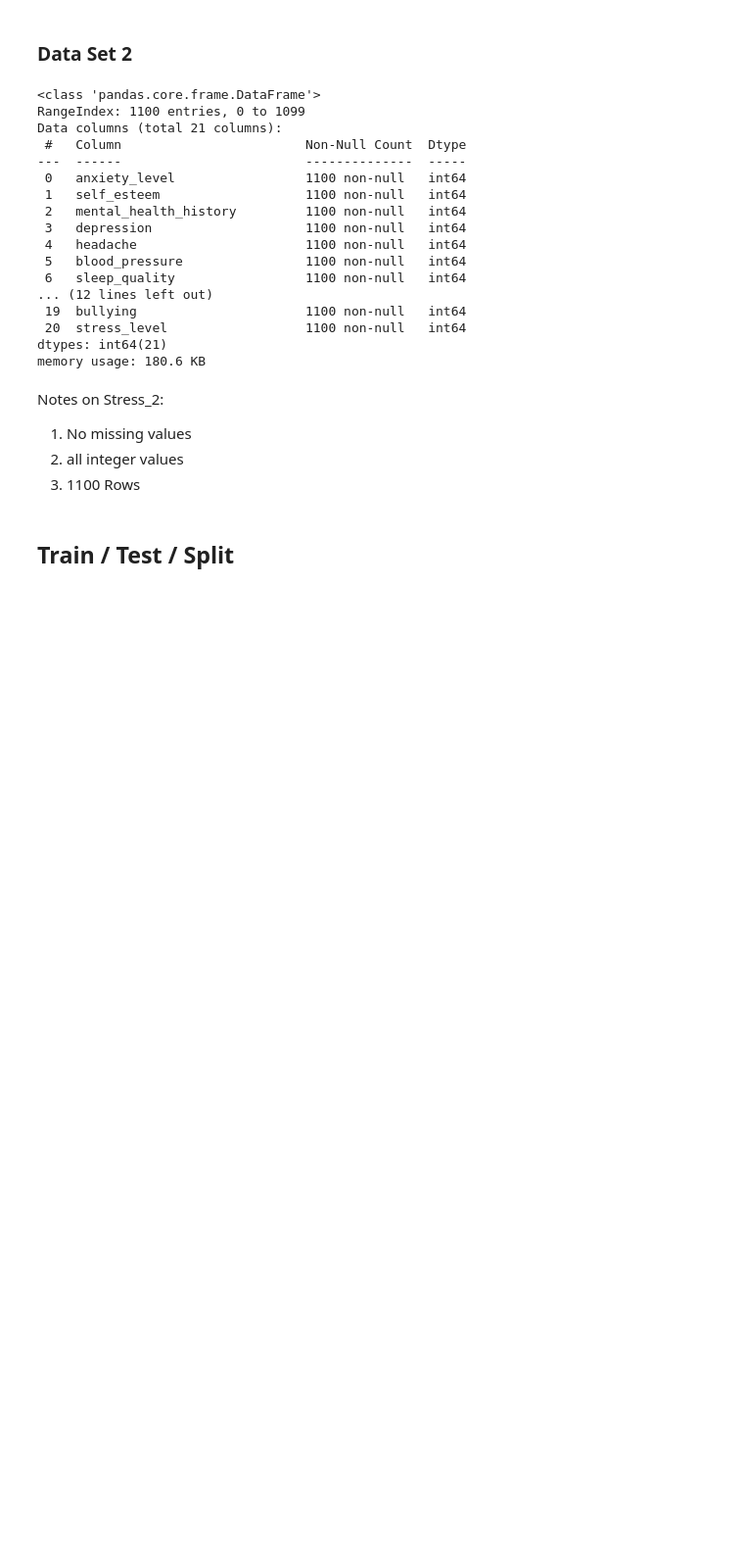
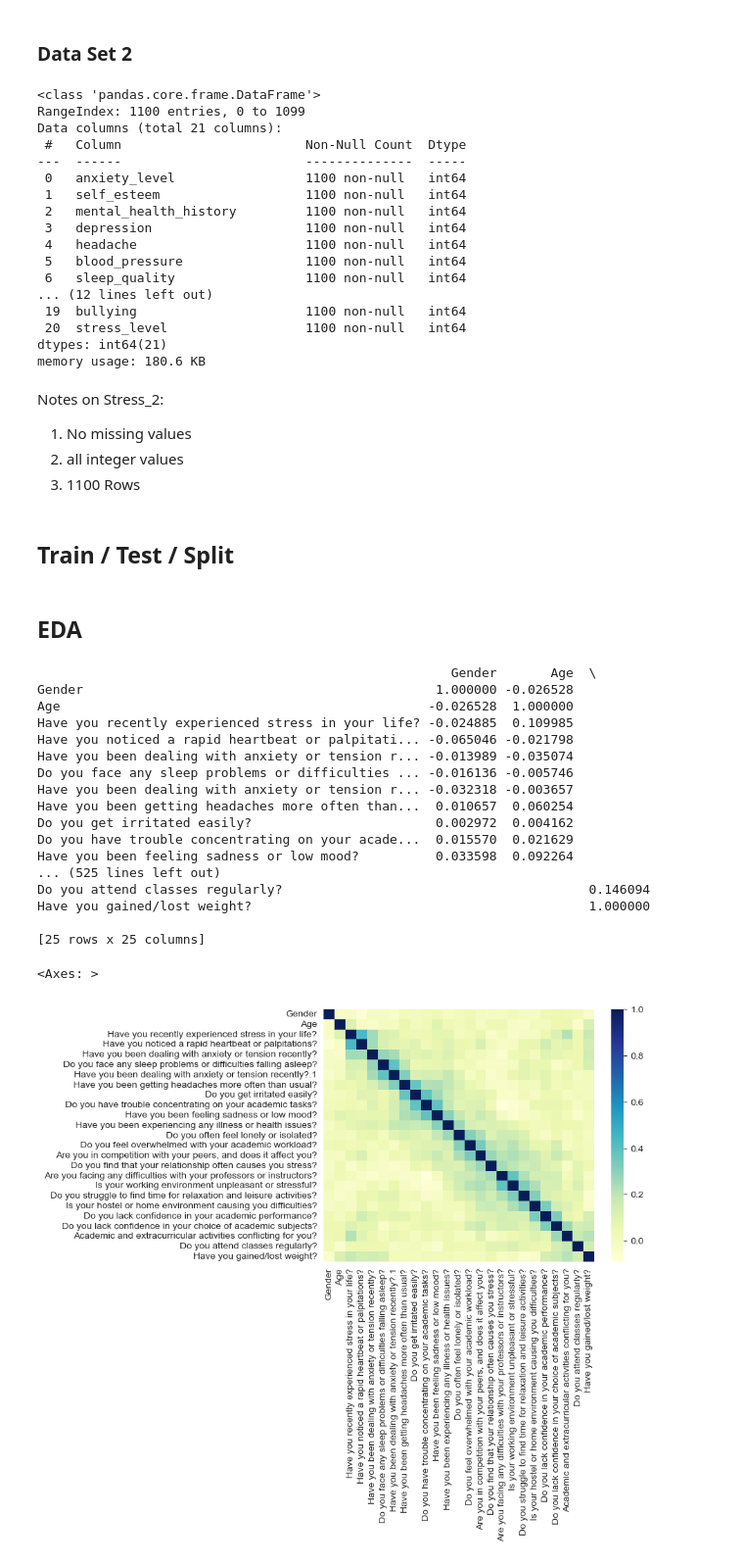
Before and after one commit to Arcturus816/Student_Stress, a Jupyter notebook: Student_Stress.ipynb, the cells around one changed output. Shown: that part at 98% size. Drawn from its saved outputs; the diff is of its cells as text; code cells hidden in the pictures; blank space fills up the shorter version.

```diff
--- a/Student_Stress.ipynb
+++ b/Student_Stress.ipynb
@@ -116,0 +168,38 @@ from sklearn.model_selection import train_test_split
+# %% [markdown]
+## EDA
+# %%
+# Turning training files into dataframes
+
+df1 = pd.read_csv('Stress1_Train.csv')
+df2 = pd.read_csv('Stress2_Train.csv')
+
+# dropping a column from the first set (which gives a string label for type of stress)
+df1.drop(columns=['Which type of stress do you primarily experience?'], inplace=True)
+# %%
+# First, setting up for some correlation heat maps
+# creating correlation matrix
+co_mtx_1 = df1.corr(numeric_only=True)
+# checking out the matrix
+print(co_mtx_1)
+# creating heatmap
+sns.heatmap(co_mtx_1, cmap="YlGnBu")
+# %% [output]
+                                                      Gender       Age  \
+Gender                                              1.000000 -0.026528
+Age                                                -0.026528  1.000000
+Have you recently experienced stress in your life? -0.024885  0.109985
+Have you noticed a rapid heartbeat or palpitati... -0.065046 -0.021798
+Have you been dealing with anxiety or tension r... -0.013989 -0.035074
+Do you face any sleep problems or difficulties ... -0.016136 -0.005746
+Have you been dealing with anxiety or tension r... -0.032318 -0.003657
+Have you been getting headaches more often than...  0.010657  0.060254
+Do you get irritated easily?                        0.002972  0.004162
+Do you have trouble concentrating on your acade...  0.015570  0.021629
+Have you been feeling sadness or low mood?          0.033598  0.092264
+... (525 lines left out)
+Do you attend classes regularly?                                        0.146094
+Have you gained/lost weight?                                            1.000000
+
+[25 rows x 25 columns]
+<Axes: >
+[figure, added]
```
Also changed, not shown: parts of 11 cells of this notebook.
